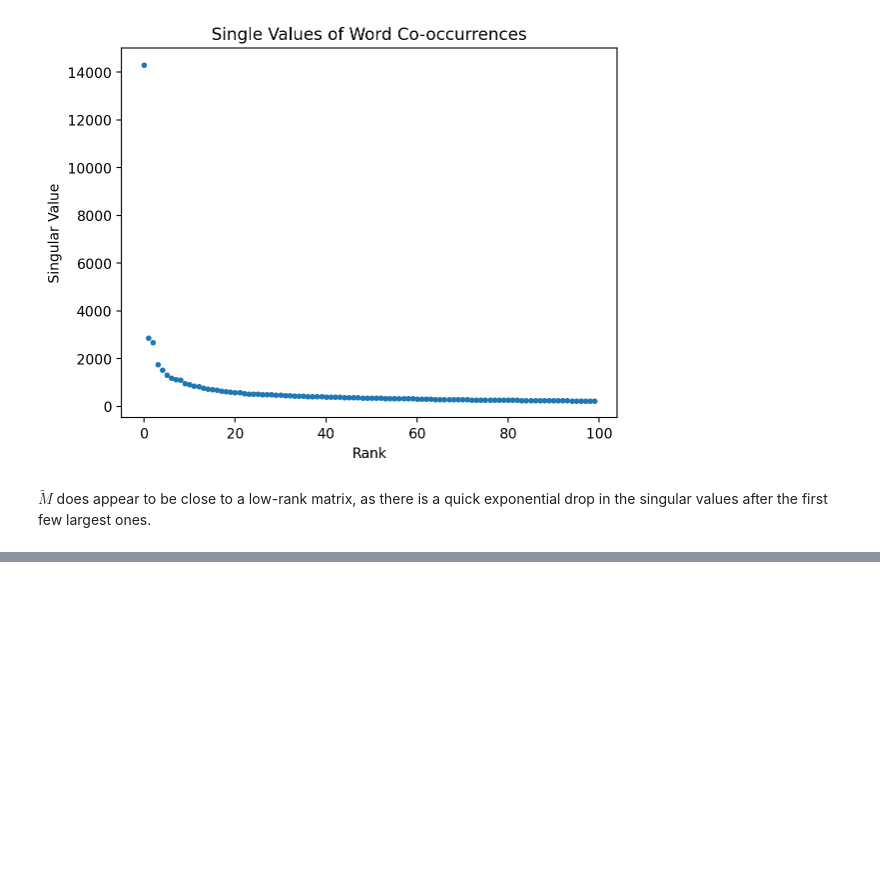
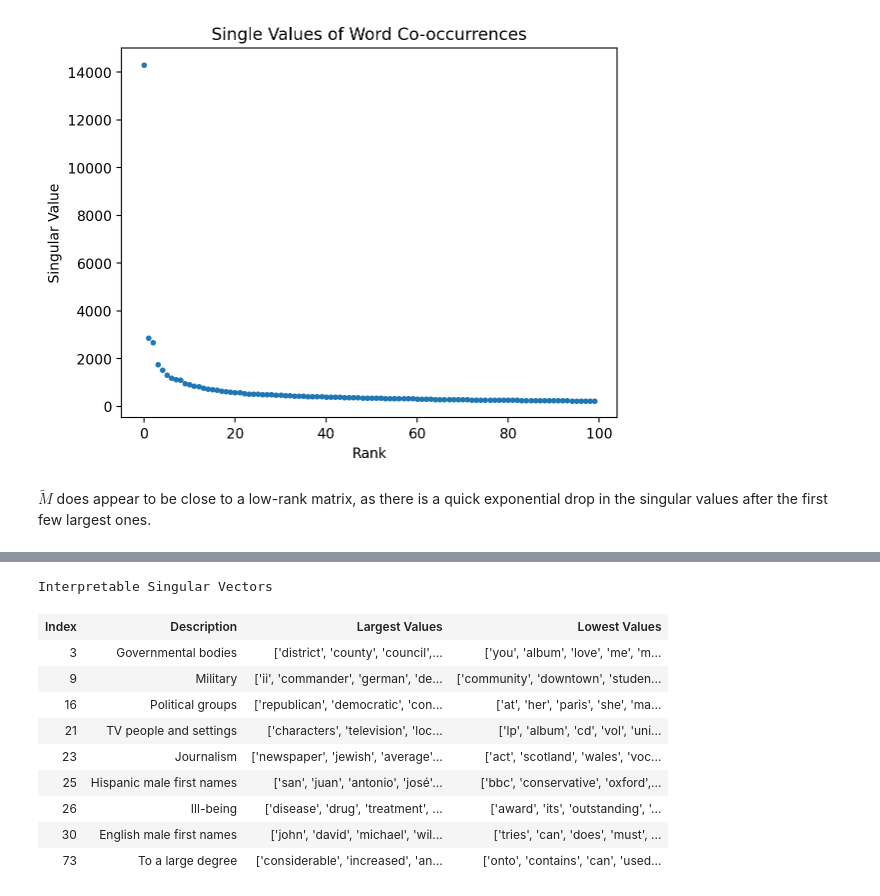
Before and after one commit to garfieldnate/Stanford-CS-168_Modern_Algorithmic_Toolbox, a Jupyter notebook: cs168/notebooks/mini_project_5.ipynb, the cells around one changed output, grey strips where cells are left out. Cells and saved outputs as stored; diff of their text form; code cells hidden in the pictures; blank space fills up the shorter version.

```diff
--- a/cs168/notebooks/mini_project_5.ipynb
+++ b/cs168/notebooks/mini_project_5.ipynb
@@ -90,7 +90,7 @@ def display_table(data, title, headers):
        title: to set table caption
        headers: list of table header strings"""
     text = "<table>"
-    text += f"<caption>{title}</caption>"
+    text += f"<caption style='font-weight: bold; font-size: large'>{title}</caption>"
 
     text += "<tr>"
     for h in headers:
@@ -106,7 +106,7 @@ def display_table(data, title, headers):
     html(text)
 
 markdown("#### Custom functionality enabled:")
-markdown("* Format a code cell by entering %%black at the top of it")
+markdown("* Format a code cell by entering `%%black` at the top of it")
 markdown("* Surround markdown cells with  `<div class=\"custom-assignment-text\">\\n\\n ... \\n\\n</div>` to format course-provided assignment text")
 markdown("* Use `ok(<message>)` to notify of a passing test")
 markdown("* Use `assert_globals_clean()` to check that all globals are managed (private, constants, etc.)")
@@ -221,0 +232,50 @@ $\tilde{M}$ does appear to be close to a low-rank matrix, as there is a quick ex
+# %%
+def interpret_singular_value(svd_result, dictionary, index):
+    U = svd_result.U[index]
+    largest_indices = U.nlargest(10).index
+    smallest_indices = U.nsmallest(10).index
+
+    return {
+        "highest": dictionary[largest_indices].values.tolist(),
+        "lowest": dictionary[smallest_indices].values.tolist(),
+    }
+
+
+def print_interpretable_singular_values():
+    descriptions = [
+        (3, "Governmental bodies"),
+        (9, "Military"),
+        (16, "Political groups"),
+        (21, "TV people and settings"),
+        (23, "Journalism"),
+        (25, "Hispanic male first names"),
+        (26, "Ill-being"),
+        (30, "English male first names"),
+        (73, "To a large degree"),
+    ]
+
+    table = []
+    for index, description in descriptions:
+        words = interpret_singular_value(CO_OCCURRENCES_SVD, DICTIONARY, index)
+        row = [index, description, words["highest"], words["lowest"]]
+        table.append(row)
+    display_table(
+        table,
+        "Interpretable Singular Vectors",
+        ["Index", "Description", "Largest Values", "Lowest Values"],
+    )
+
+
+print_interpretable_singular_values()
+# %% [output]
+Interpretable Singular Vectors
+| Index | Description | Largest Values | Lowest Values |
+| 3 | Governmental bodies | ['district', 'county', 'council',... | ['you', 'album', 'love', 'me', 'm... |
+| 9 | Military | ['ii', 'commander', 'german', 'de... | ['community', 'downtown', 'studen... |
+| 16 | Political groups | ['republican', 'democratic', 'con... | ['at', 'her', 'paris', 'she', 'ma... |
+| 21 | TV people and settings | ['characters', 'television', 'loc... | ['lp', 'album', 'cd', 'vol', 'uni... |
+| 23 | Journalism | ['newspaper', 'jewish', 'average'... | ['act', 'scotland', 'wales', 'voc... |
+| 25 | Hispanic male first names | ['san', 'juan', 'antonio', 'josé'... | ['bbc', 'conservative', 'oxford',... |
+| 26 | Ill-being | ['disease', 'drug', 'treatment', ... | ['award', 'its', 'outstanding', '... |
+| 30 | English male first names | ['john', 'david', 'michael', 'wil... | ['tries', 'can', 'does', 'must', ... |
+| 73 | To a large degree | ['considerable', 'increased', 'an... | ['onto', 'contains', 'can', 'used... |
```
Also changed, not shown: parts of 4 cells of this notebook.
